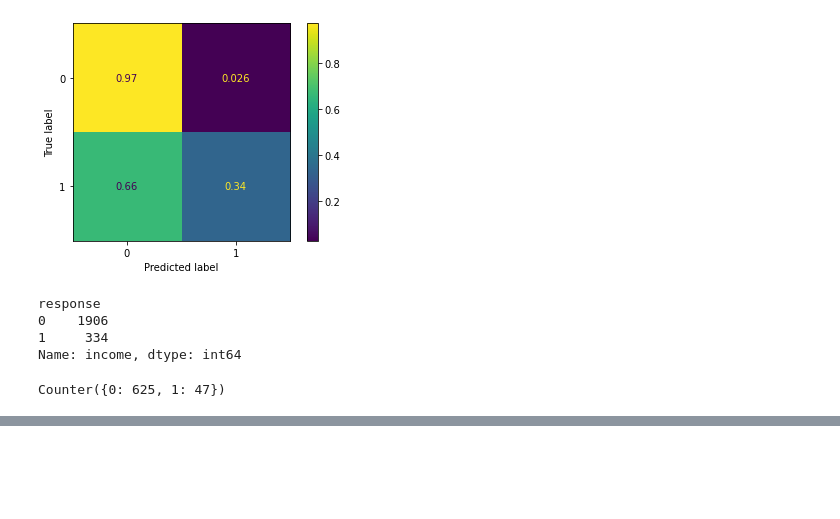
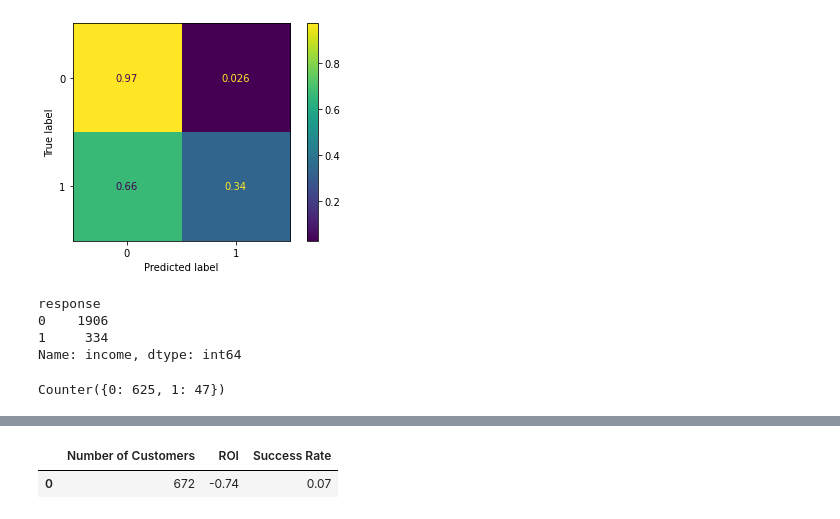
Before and after one commit to gomesgui06/ifood_case, a Jupyter notebook: 4 - Prediction .ipynb, the cells around one changed output, grey strips where cells are left out. Cells and saved outputs as stored; diff of their text form; code cells hidden in the pictures; blank space fills up the shorter version.

```diff
--- a/4 - Prediction .ipynb
+++ b/4 - Prediction .ipynb
@@ -112,0 +150,9 @@ Counter({0: 625, 1: 47})
+# %%
+def campaign_success_predicted(df_):
+    roi = round((df_[df_.response_predicted == 1]['z_revenue'].sum() -
+                 df_['z_costcontact'].sum())/df_['z_costcontact'].sum(), 2)
+    success_rate = round(df_[df_.response_predicted == 1].shape[0]/df_.shape[0], 2)
+    customers = df_.id.nunique()
+
+    return pd.DataFrame([[customers, roi, success_rate]],
+                        columns=['Number of Customers', 'ROI', 'Success Rate'])
@@ -112,0 +201,6 @@ Counter({0: 625, 1: 47})
+# %%
+df_roi_predicted = campaign_success_predicted(teste)
+df_roi_predicted
+# %% [output]
+|  | Number of Customers | ROI | Success Rate |
+| 0 | 672 | -0.74 | 0.07 |
```
Also changed, not shown: parts of 10 cells of this notebook, 3 other files.
